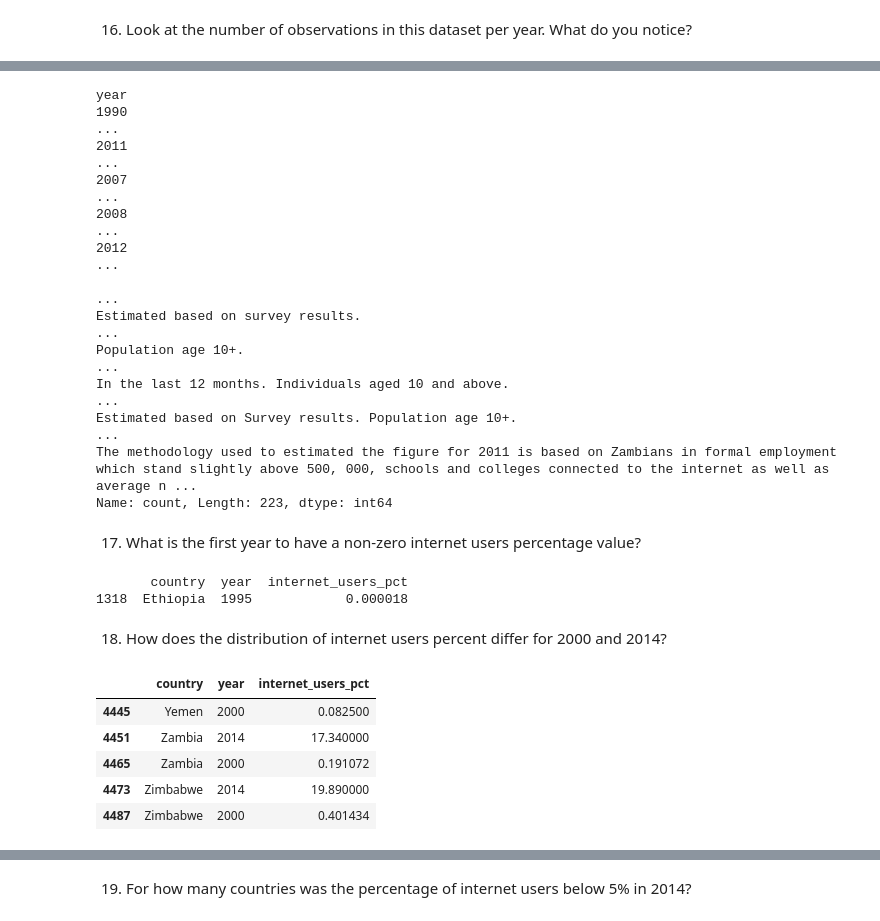
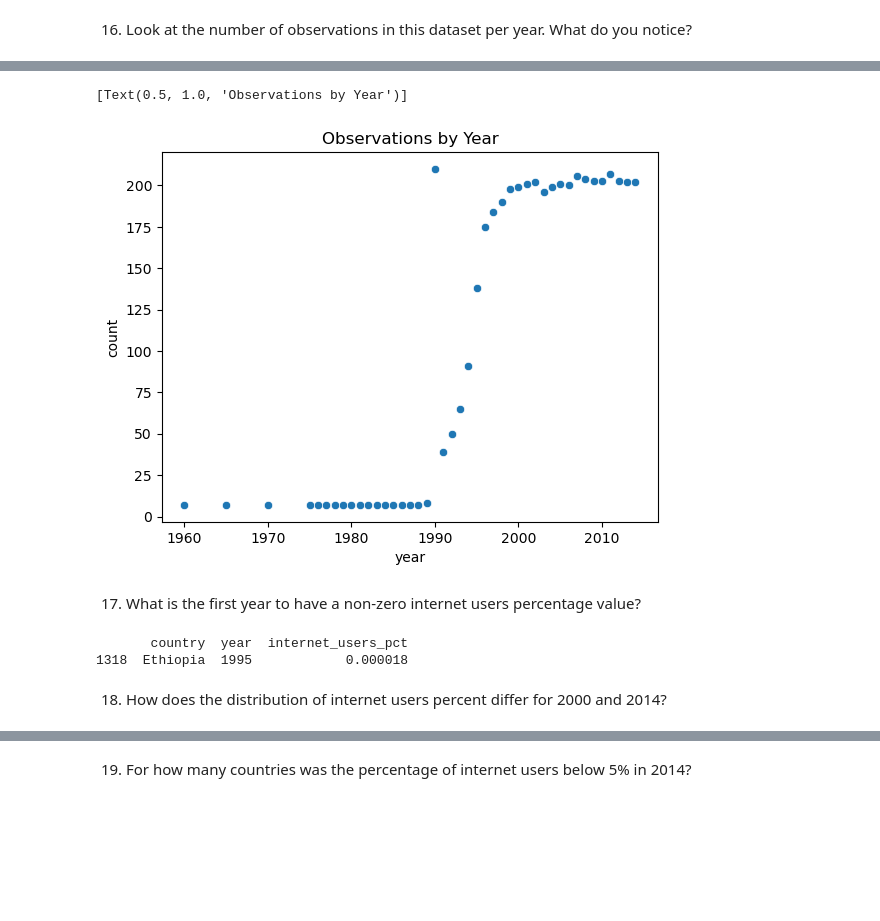
Before and after one commit to NSS-Data-Analytics-Cohort-10/gdp-and-internet-usage-marthahunter, a Jupyter notebook: notebooks/un_data_project.ipynb, the cells around one changed output, grey strips where cells are left out. Saved outputs shown, nothing was run; the diff lists cells and outputs as text; code cells hidden in the pictures; blank space fills up the shorter version.

```diff
--- a/notebooks/un_data_project.ipynb
+++ b/notebooks/un_data_project.ipynb
@@ -358,6 +395,6 @@ del internet_df['Value Footnotes']
 # %%
-internet_df.columns = ['country','year','internet_users_pct']
-internet_df.head()
+cleaned_internet_df.columns = ['country','year','internet_users_pct']
+cleaned_internet_df.head()
 # %% [output]
 |  | country | year | internet_users_pct |
 | 0 | Afghanistan | 2014 | 6.390000 |
@@ -390,38 +407,18 @@ print(internet_df)
-# %%
-observations_per_year = internet_df['year'].value_counts()
-print(observations_per_year)
-# %% [output]
-year
-1990                                                                                                                                                                                                     ...
-2011                                                                                                                                                                                                     ...
-2007                                                                                                                                                                                                     ...
-2008                                                                                                                                                                                                     ...
-2012                                                                                                                                                                                                     ...
-                                                                                                                                                                                                         ...
-Estimated based on survey results.                                                                                                                                                                       ...
-Population age 10+.                                                                                                                                                                                      ...
-In the last 12 months. Individuals aged 10 and above.                                                                                                                                                    ...
-Estimated based on Survey results. Population age 10+.                                                                                                                                                   ...
-The methodology used to estimated the figure for 2011 is based on Zambians in formal employment which stand slightly above 500, 000, schools and colleges connected to the internet as well as average n ...
-Name: count, Length: 223, dtype: int64
+# %%
+observations_per_year = cleaned_internet_df['year'].value_counts()
+# %%
+sns.scatterplot(observations_per_year).set(title="Observations by Year")
+# %% [output]
+[Text(0.5, 1.0, 'Observations by Year')]
+[figure, added]
 # %% [markdown]
 17. What is the first year to have a non-zero internet users percentage value?
-# %%
-sorted_internet_users = internet_df.sort_values(by = 'internet_users_pct')
-first_non_zero = sorted_internet_users[sorted_internet_users['internet_users_pct'] > 0].head(1)
-print(first_non_zero)
-# %% [output]
-       country  year  internet_users_pct
-1318  Ethiopia  1995            0.000018
+# %%
+sorted_internet_users = cleaned_internet_df.sort_values(by = 'internet_users_pct')
+first_non_zero = sorted_internet_users[sorted_internet_users['internet_users_pct'] > 0].head(1)
+print(first_non_zero)
+# %% [output]
+       country  year  internet_users_pct
+1318  Ethiopia  1995            0.000018
 # %% [markdown]
 18. How does the distribution of internet users percent differ for 2000 and 2014?
-# %%
-net_distribution_df = internet_df[internet_df['year'].isin(['2000','2014'])]
-net_distribution_df.tail()
-# %% [output]
-|  | country | year | internet_users_pct |
-| 4445 | Yemen | 2000 | 0.082500 |
-| 4451 | Zambia | 2014 | 17.340000 |
-| 4465 | Zambia | 2000 | 0.191072 |
-| 4473 | Zimbabwe | 2014 | 19.890000 |
-| 4487 | Zimbabwe | 2000 | 0.401434 |
```
Also changed, not shown: parts of 25 cells of this notebook.
